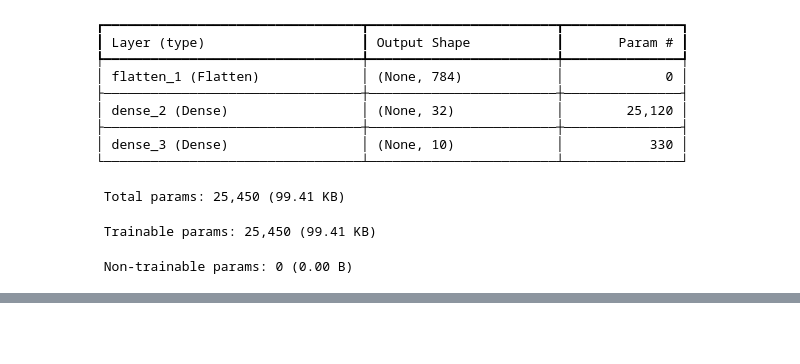
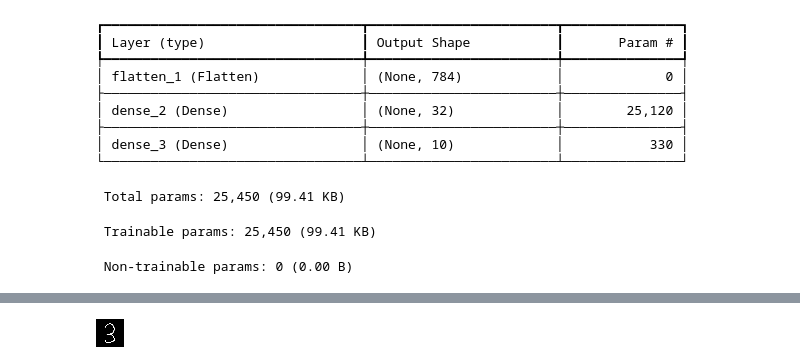
Before and after one commit to HirotoSatake/Syukudai, a Jupyter notebook: Syukudai_instructor2.ipynb, the cells around one changed output, grey strips where cells are left out. Cells and saved outputs as stored; diff of their text form; code cells hidden in the pictures; blank space fills up the shorter version.

```diff
--- a/Syukudai_instructor2.ipynb
+++ b/Syukudai_instructor2.ipynb
@@ -330,0 +458,5 @@ model.compile(loss='categorical_crossentropy',
+# %%
+unknown_img = load_img("/Users/satakehiroto/unknown_mnist.png", target_size=(28, 28), color_mode = 'grayscale')
+unknown_img
+# %% [output]
+[figure, added]
```
Also changed, not shown: parts of 213 cells of this notebook, 3 other files.
